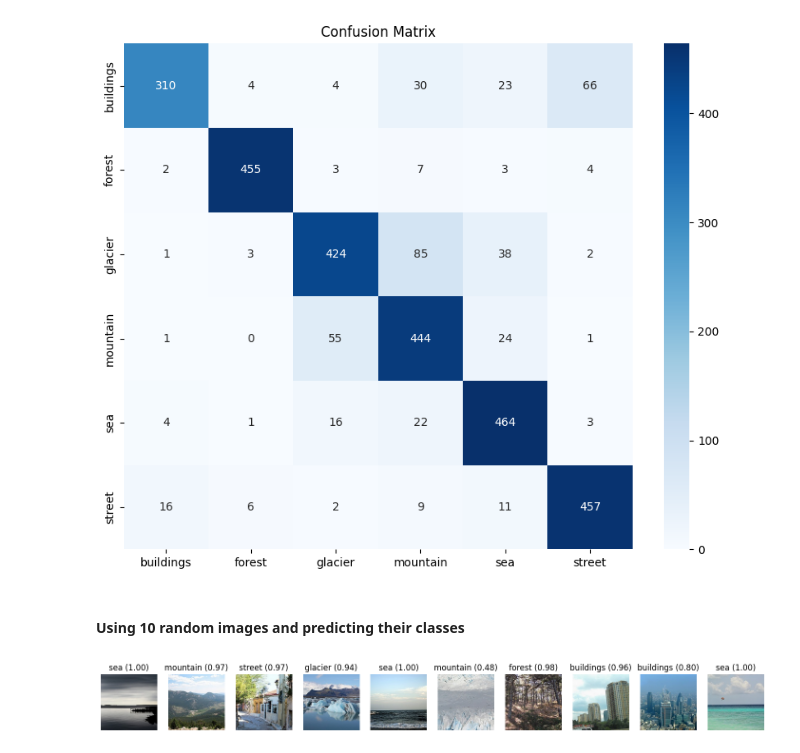
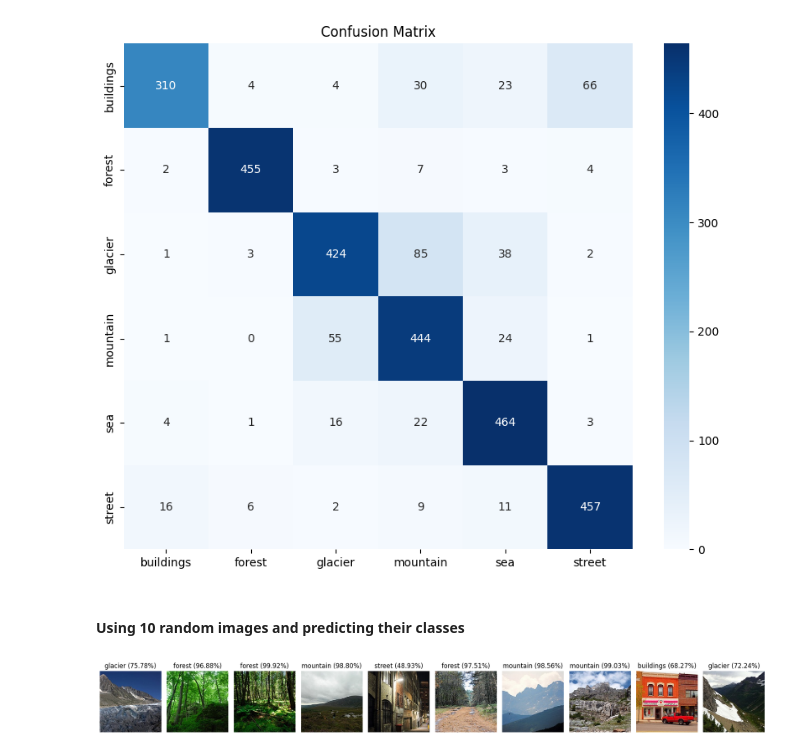
Before and after one commit to aadeshshrestha306/Identifying-Scenes-Using-AlexNet, a Jupyter notebook: AlexNet.ipynb, the cells around one changed output. Cells and saved outputs as stored; diff of their text form; code cells hidden in the pictures.

```diff
--- a/AlexNet.ipynb
+++ b/AlexNet.ipynb
@@ -23,8 +23,8 @@ device
 # %% [output]
 'cuda'
 # %%
-train_path = "train_data/"
-test_path = "test_data/"
+train_path = "seg_train/"
+test_path = "seg_test/"
 # %%
 train_classes = sorted(os.listdir(train_path))
 
@@ -275,24 +272,25 @@ def predict_model(image_path):
 # %% [markdown]
 #### Using 10 random images and predicting their classes
 # %%
-pred_path = 'pred_data/'
+pred_path = 'seg_pred/'
 
 images = random.sample(os.listdir(pred_path), 10)
 
 plt.figure(figsize=(18, 6))
 
 for index, img_name in enumerate(images):
     img_path = os.path.join(pred_path, img_name)
     label_index, accuracy = predict_model(img_path)
     label = label_map[label_index]
 
     img = Image.open(img_path)
 
     plt.subplot(1, 10, index + 1)
     plt.imshow(img)
-    plt.title(f'{label} ({accuracy:.2f})')
+    plt.title(f'{label} ({accuracy*100:.2f}%)')
     plt.axis('off')
 
+plt.tight_layout()
 plt.show()
 # %% [output]
-[figure, old version]
+[figure, new version]
```
Also changed, not shown: parts of 3 cells of this notebook.
